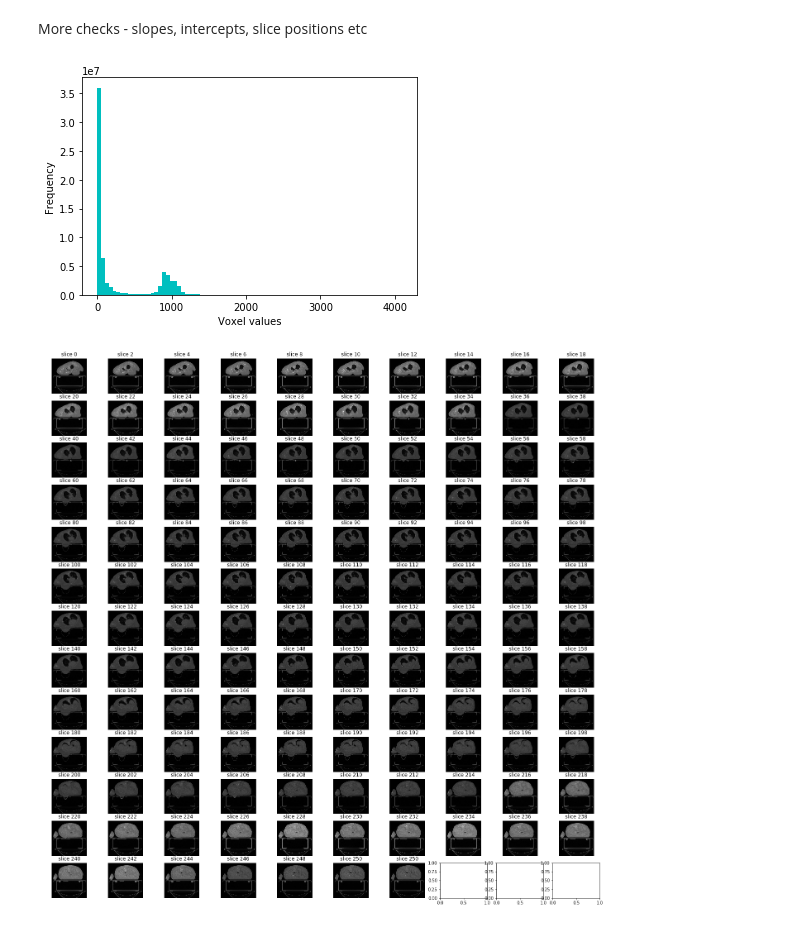
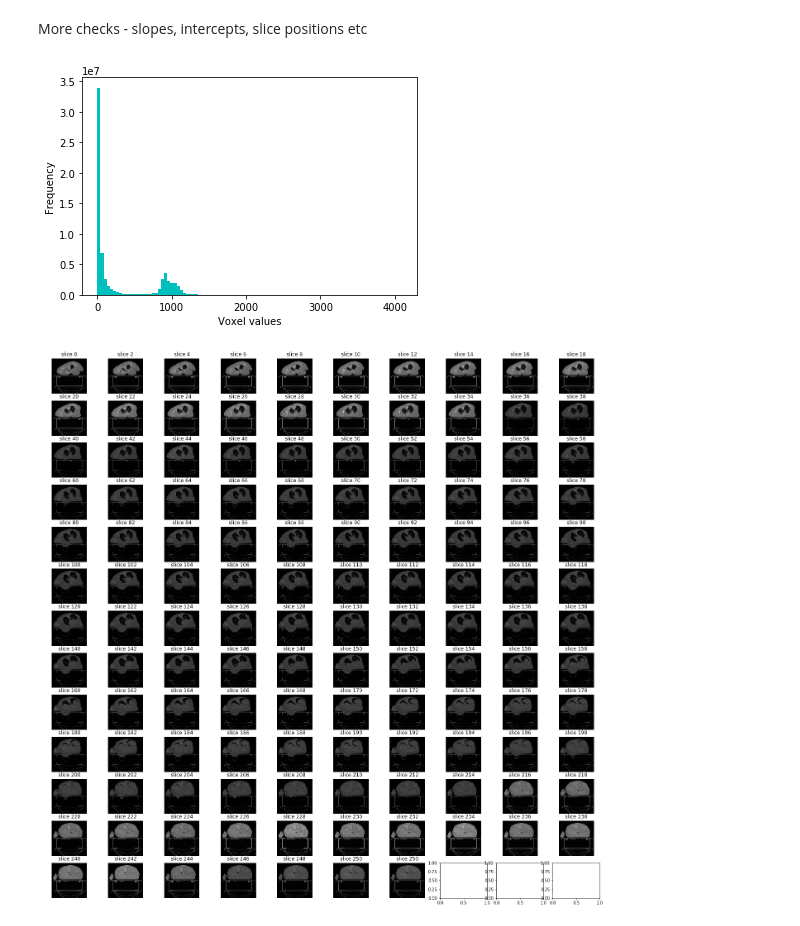
Before and after one commit to Kri-Ol/DICOM-Resampler, a Jupyter notebook: Rotation.ipynb, the cells around one changed output. Saved outputs shown, nothing was run; the diff lists cells and outputs as text; code cells hidden in the pictures.

```diff
--- a/Rotation.ipynb
+++ b/Rotation.ipynb
@@ -200,10 +187,10 @@ np.save(str(Path(output_path)/f"fullimages_{id}.npy"), images)
 # %%
 imgs_to_process = np.load(file_used).astype(np.float64)
 
-plt.hist(imgs_to_process.flatten(), bins=80, color='c')
+plt.hist(imgs_to_process.flatten(), bins=100, color='c')
 plt.xlabel("Voxel values")
 plt.ylabel("Frequency")
 plt.show()
 # %% [output]
-[figure, old version]
+[figure, new version]
 # %%
```
Also changed, not shown: parts of 7 cells of this notebook.
